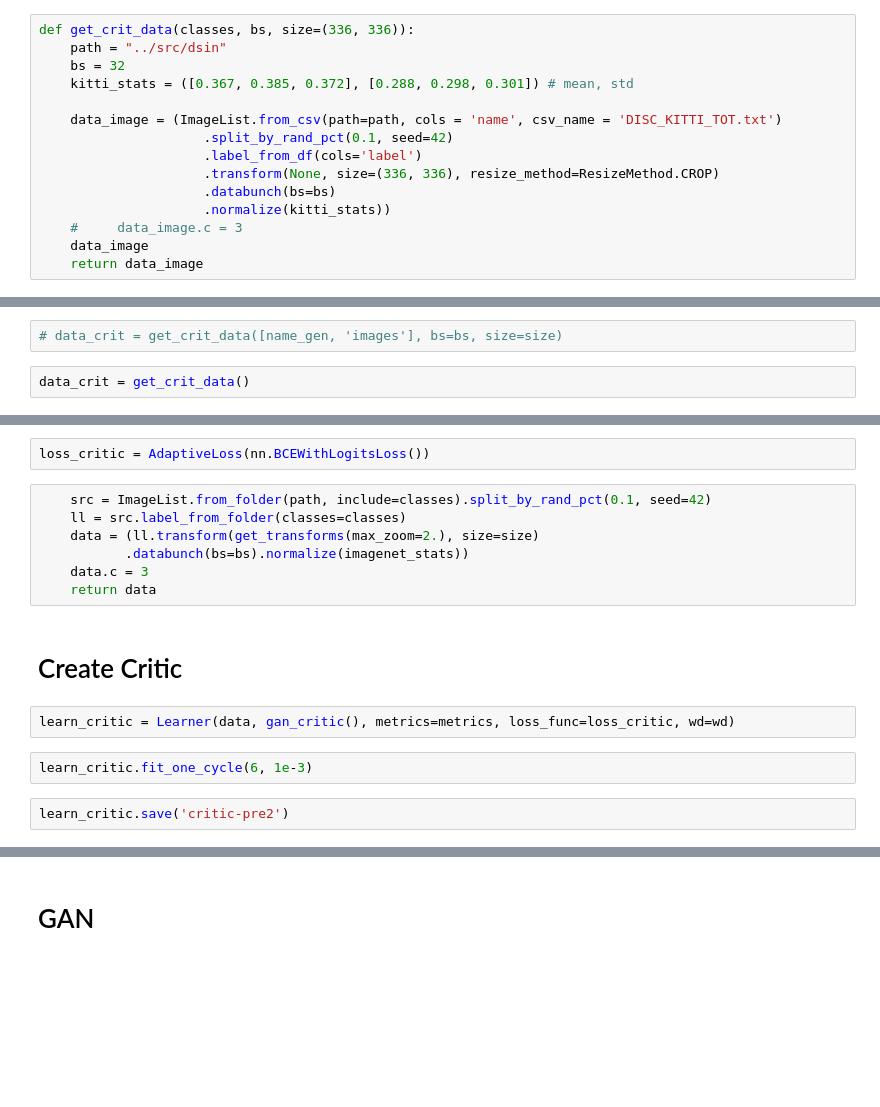
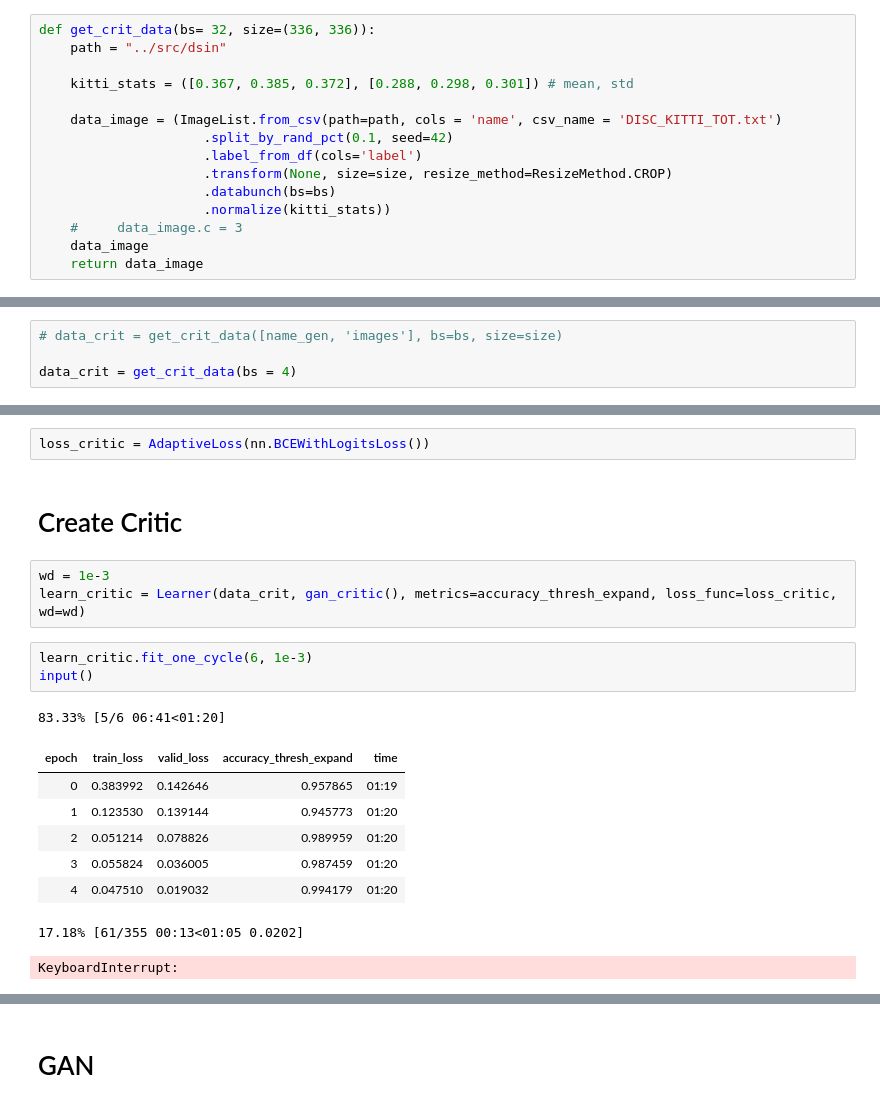
Before and after one commit to barakbeilin/tDSIN, a Jupyter notebook: tutorials/aws_trainer_17082020_train_gan_discriminator.ipynb, the cells around one changed output, grey strips where cells are left out. Saved outputs shown, nothing was run; the diff lists cells and outputs as text; blank space fills up the shorter version.

```diff
--- a/tutorials/aws_trainer_17082020_train_gan_discriminator.ipynb
+++ b/tutorials/aws_trainer_17082020_train_gan_discriminator.ipynb
@@ -248,15 +30,15 @@ si_learn.load(model_fname,with_opt=True)
 # %% [markdown]
 # Load Critic Dataset
 # %%
-def get_crit_data(classes, bs, size=(336, 336)):
+def get_crit_data(bs= 32, size=(336, 336)):
     path = "../src/dsin"
-    bs = 32
+
     kitti_stats = ([0.367, 0.385, 0.372], [0.288, 0.298, 0.301]) # mean, std
 
     data_image = (ImageList.from_csv(path=path, cols = 'name', csv_name = 'DISC_KITTI_TOT.txt')
                      .split_by_rand_pct(0.1, seed=42)
                      .label_from_df(cols='label')
-                     .transform(None, size=(336, 336), resize_method=ResizeMethod.CROP)
+                     .transform(None, size=size, resize_method=ResizeMethod.CROP)
                      .databunch(bs=bs)
                      .normalize(kitti_stats))
     #     data_image.c = 3
@@ -267,4 +47,4 @@ SyntaxError: invalid syntax (<ipython-input-50-16483cbfbcce>, line 8)
 # %%
 # data_crit = get_crit_data([name_gen, 'images'], bs=bs, size=size)
+
+data_crit = get_crit_data(bs = 4)
-# %%
-data_crit = get_crit_data()
@@ -275,17 +55,20 @@ data_crit.show_batch(rows=3, ds_type=DatasetType.Train, imgsize=3)
 # %%
 loss_critic = AdaptiveLoss(nn.BCEWithLogitsLoss())
-# %%
-    src = ImageList.from_folder(path, include=classes).split_by_rand_pct(0.1, seed=42)
-    ll = src.label_from_folder(classes=classes)
-    data = (ll.transform(get_transforms(max_zoom=2.), size=size)
-           .databunch(bs=bs).normalize(imagenet_stats))
-    data.c = 3
-    return data
 # %% [markdown]
 # Create Critic
 # %%
-learn_critic = Learner(data, gan_critic(), metrics=metrics, loss_func=loss_critic, wd=wd)
+wd = 1e-3
+learn_critic = Learner(data_crit, gan_critic(), metrics=accuracy_thresh_expand, loss_func=loss_critic, wd=wd)
 # %%
 learn_critic.fit_one_cycle(6, 1e-3)
+input()
+# %% [output]
+83.33% [5/6 06:41<01:20]
+| epoch | train_loss | valid_loss | accuracy_thresh_expand | time |
+| 0 | 0.383992 | 0.142646 | 0.957865 | 01:19 |
+| 1 | 0.123530 | 0.139144 | 0.945773 | 01:20 |
+| 2 | 0.051214 | 0.078826 | 0.989959 | 01:20 |
+| 3 | 0.055824 | 0.036005 | 0.987459 | 01:20 |
+| 4 | 0.047510 | 0.019032 | 0.994179 | 01:20 |
+17.18% [61/355 00:13<01:05 0.0202]
+KeyboardInterrupt:
-# %%
-learn_critic.save('critic-pre2')
```
Also changed, not shown: parts of 19 cells of this notebook.
